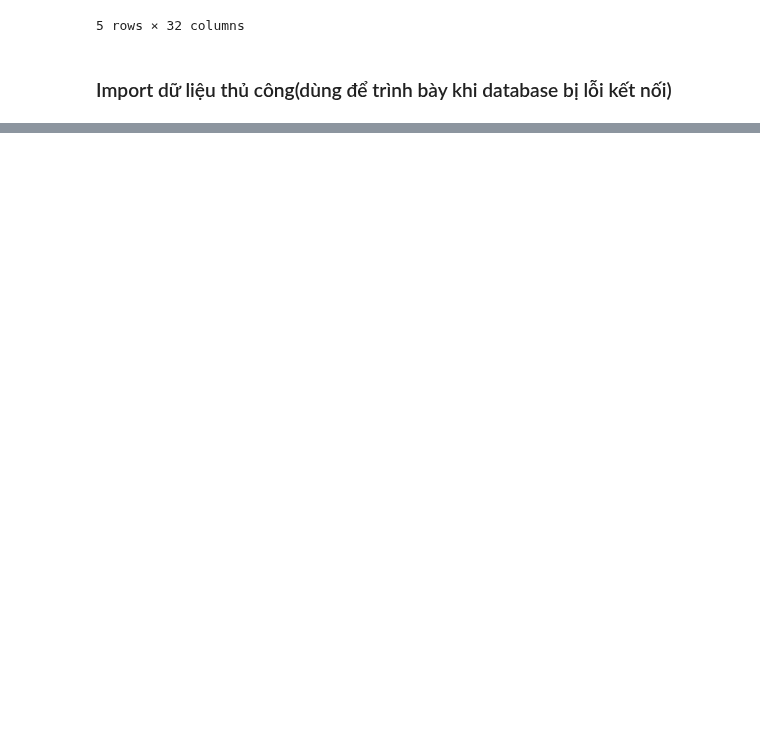
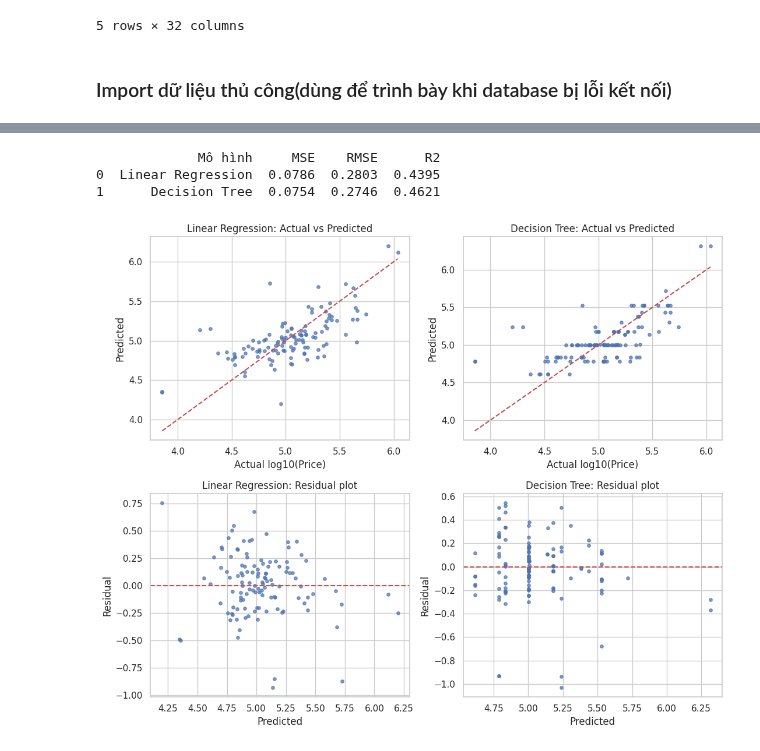
Before and after one commit to jnzm246/Project_Team_Group_4, a Jupyter notebook: workspace/Stage2_Model_Architecture_and_Evaluation.ipynb, the cells around one changed output, grey strips where cells are left out. Drawn from its saved outputs; the diff is of its cells as text; code cells hidden in the pictures; blank space fills up the shorter version.

```diff
--- a/workspace/Stage2_Model_Architecture_and_Evaluation.ipynb
+++ b/workspace/Stage2_Model_Architecture_and_Evaluation.ipynb
@@ -76,0 +167,11 @@ Tải dữ liệu thành công!
+# %%
+K = 5
+km_raw = KMeans(n_clusters=K, n_init=10, random_state=3000).fit(X_scaled)
+km_pca = KMeans(n_clusters=K, n_init=10, random_state=3000).fit(X_pca)
+
+so_sanh = pd.DataFrame({'Dữ liệu': ['Gốc (chuẩn hoá)', f'PCA ({n_pc} PC)'],
+                        'Silhouette': [silhouette_score(X_scaled, km_raw.labels_), silhouette_score(X_pca, km_pca.labels_)],
+                        'Inertia': [km_raw.inertia_, km_pca.inertia_]}).round(3)
+print(so_sanh)
+
+df['Cluster_Label'] = km_pca.labels_
@@ -76,0 +235,40 @@ Tải dữ liệu thành công!
+# %%
+cot_reg = ['log_Qty', 'log_Pages', 'Is_set', 'Has_gift', 'Pages_missing']
+X_reg = pd.concat([df[cot_reg].astype(float),
+                   pd.get_dummies(df['CoverType'], prefix='Cover', dtype=int),
+                   pd.get_dummies(df['Lvl1'], prefix='Lvl1', dtype=int)], axis=1)
+y_reg = df['log_Price']
+
+X_tr, X_te, y_tr, y_te = train_test_split(X_reg, y_reg, test_size=0.2, random_state=42)
+
+lin = LinearRegression().fit(X_tr, y_tr)
+tree_reg = DecisionTreeRegressor(max_depth=5, min_samples_leaf=5, random_state=42).fit(X_tr, y_tr)
+
+ket_qua = []
+for ten_mh, mh in [('Linear Regression', lin), ('Decision Tree', tree_reg)]:
+    pred = mh.predict(X_te)
+    mse = mean_squared_error(y_te, pred)
+    ket_qua.append([ten_mh, mse, np.sqrt(mse), r2_score(y_te, pred)])
+print(pd.DataFrame(ket_qua, columns=['Mô hình', 'MSE', 'RMSE', 'R2']).round(4))
+# %% [output]
+             Mô hình     MSE    RMSE      R2
+0  Linear Regression  0.0786  0.2803  0.4395
+1      Decision Tree  0.0754  0.2746  0.4621
+# %%
+fig, ax = plt.subplots(2, 2, figsize=(11, 9))
+for j, (ten_mh, mh) in enumerate([('Linear Regression', lin), ('Decision Tree', tree_reg)]):
+    pred = mh.predict(X_te)
+    ax[0, j].scatter(y_te, pred, s=15, alpha=0.7)
+    ax[0, j].plot([y_te.min(), y_te.max()], [y_te.min(), y_te.max()], 'r--')
+    ax[0, j].set_title(ten_mh + ': Actual vs Predicted')
+    ax[0, j].set_xlabel('Actual log10(Price)')
+    ax[0, j].set_ylabel('Predicted')
+    ax[1, j].scatter(pred, y_te - pred, s=15, alpha=0.7)
+    ax[1, j].axhline(0, color='r', ls='--')
+    ax[1, j].set_title(ten_mh + ': Residual plot')
+    ax[1, j].set_xlabel('Predicted')
+    ax[1, j].set_ylabel('Residual')
+plt.tight_layout()
+plt.show()
+# %% [output]
+[figure, added]
```
Also changed, not shown: parts of 26 cells of this notebook.
